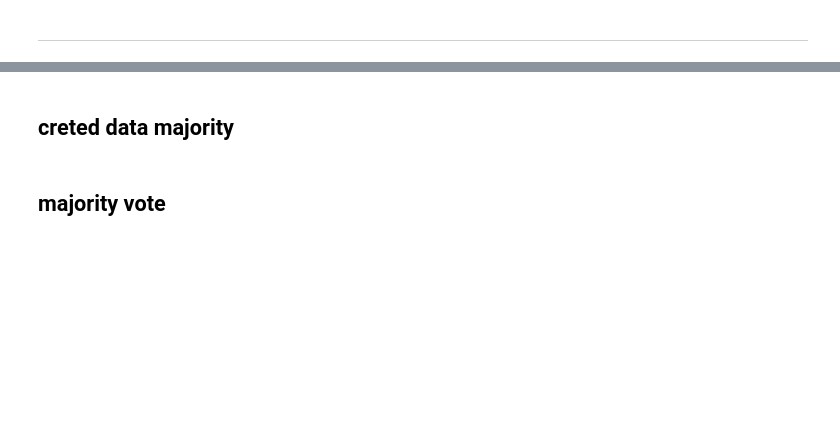
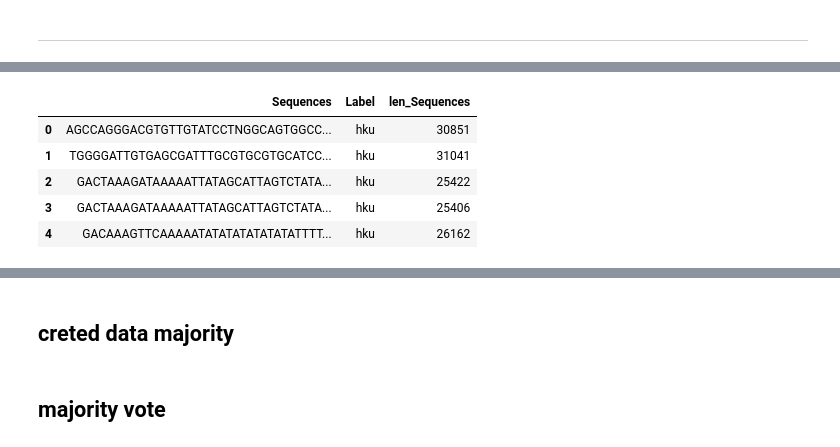
Before and after one commit to Pataweepr/applyML_vistec_2019, a Jupyter notebook: hw4_virus_SVMForNectec_pca_tsne.ipynb, the cells around one changed output, grey strips where cells are left out. Saved outputs shown, nothing was run; the diff lists cells and outputs as text; code cells hidden in the pictures; blank space fills up the shorter version.

```diff
--- a/hw4_virus_SVMForNectec_pca_tsne.ipynb
+++ b/hw4_virus_SVMForNectec_pca_tsne.ipynb
@@ -243,0 +308,26 @@ recall : 0.9636942714148597
+# %%
+df_cut.rename(columns={'sub_Sequences': 'Sequences'}, inplace=True)
+
+df_cut_train, df_cut_valid, df_cut_test = splitTrainTest(df_cut)
+df_cut_train = df_cut_train.reset_index(drop=True)
+df_cut_valid = df_cut_valid.reset_index(drop=True)
+df_cut_test = df_cut_test.reset_index(drop=True)
+
+X_train_key_seq, y_train_key_seq = createFrequence(df_cut_train, 5, 2000, True)
+X_valid_key_seq, y_valid_key_seq = createFrequence(df_cut_valid, 5, 2000, False)
+X_test_key_seq, y_test_key_seq = createFrequence(df_cut_test, 5, 2000, False)
+
+y_train_key_seq = buildLabel(y_train_key_seq,key_virus)
+y_valid_key_seq = buildLabel(y_valid_key_seq,key_virus)
+y_test_key_seq = buildLabel(y_test_key_seq,key_virus)
+
+X_train_key_seq, y_train_key_seq = shuffle(X_train_key_seq, y_train_key_seq, random_state=seed)
+
+df_cut.head()
+# %% [output]
+|  | Sequences | Label | len_Sequences |
+| 0 | AGCCAGGGACGTGTTGTATCCTNGGCAGTGGCC... | hku | 30851 |
+| 1 | TGGGGATTGTGAGCGATTTGCGTGCGTGCATCC... | hku | 31041 |
+| 2 | GACTAAAGATAAAAATTATAGCATTAGTCTATA... | hku | 25422 |
+| 3 | GACTAAAGATAAAAATTATAGCATTAGTCTATA... | hku | 25406 |
+| 4 | GACAAAGTTCAAAAATATATATATATATATTTT... | hku | 26162 |
```
Also changed, not shown: parts of 30 cells of this notebook.
